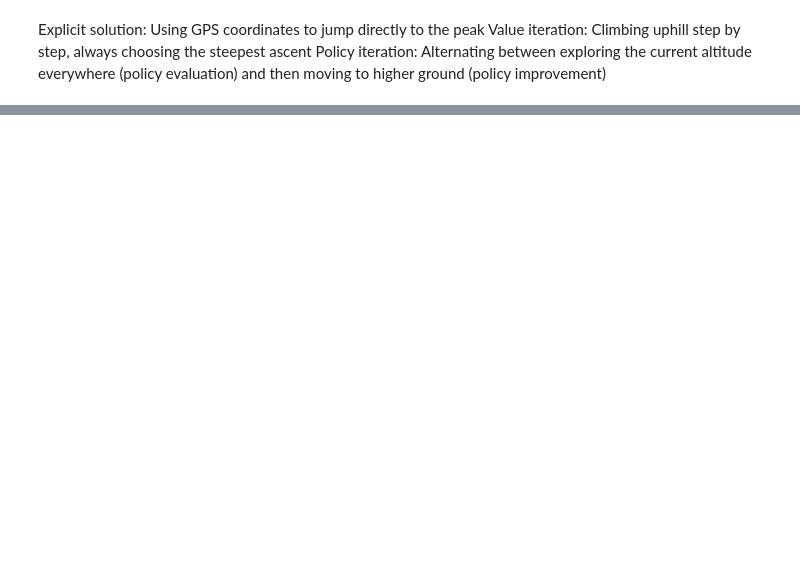
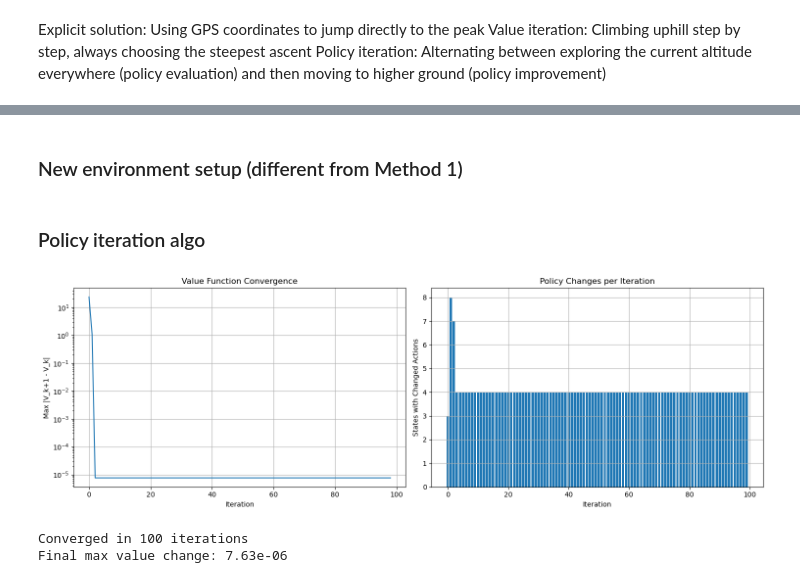
Before and after one commit to ieadoboe/reinforcement-learning, a Jupyter notebook: assignment_2/notebook_a2.ipynb, the cells around one changed output, grey strips where cells are left out. Drawn from its saved outputs; the diff is of its cells as text; code cells hidden in the pictures; blank space fills up the shorter version.

```diff
--- a/assignment_2/notebook_a2.ipynb
+++ b/assignment_2/notebook_a2.ipynb
@@ -85,0 +224,19 @@ UP, DOWN, LEFT, RIGHT = 0, 1, 2, 3
+# %%
+@jit
+def policy_improvement(V, R_sa, P_sas, gamma):
+    """
+    Compute greedy policy: π'(s) = argmax_a Q(s,a)
+    """
+    # Compute Q-values for all state-action pairs
+    Q_sa = R_sa + gamma * jnp.einsum("sab,b->sa", P_sas, V)
+
+    # Greedy policy (deterministic)
+    greedy_actions = jnp.argmax(Q_sa, axis=1)
+
+    # Convert to policy matrix [N_STATES, N_ACTIONS]
+    new_policy = jnp.zeros((N_STATES, N_ACTIONS))
+    new_policy = new_policy.at[jnp.arange(N_STATES), greedy_actions].set(1.0)
+
+    return new_policy, Q_sa
+# %% [markdown]
+### New environment setup (different from Method 1)
@@ -85,0 +274,2 @@ UP, DOWN, LEFT, RIGHT = 0, 1, 2, 3
+# %% [markdown]
+### Policy iteration algo
@@ -85,0 +310,46 @@ UP, DOWN, LEFT, RIGHT = 0, 1, 2, 3
+# %%
+def analyze_convergence(policy_history, value_history):
+    """Analyze how policy iteration converged"""
+
+    # Plot value function convergence
+    fig, (ax1, ax2) = plt.subplots(1, 2, figsize=(15, 5))
+
+    # Track maximum value change per iteration
+    value_changes = []
+    for i in range(1, len(value_history)):
+        max_change = jnp.max(jnp.abs(value_history[i] - value_history[i - 1]))
+        value_changes.append(max_change)
+
+    ax1.semilogy(value_changes)
+    ax1.set_title("Value Function Convergence")
+    ax1.set_xlabel("Iteration")
+    ax1.set_ylabel("Max |V_k+1 - V_k|")
+    ax1.grid(True)
+
+    # Track policy changes
+    policy_changes = []
+    for i in range(1, len(policy_history)):
+        # Count states where policy changed
+        old_actions = jnp.argmax(policy_history[i - 1], axis=1)
+        new_actions = jnp.argmax(policy_history[i], axis=1)
+        changes = jnp.sum(old_actions != new_actions)
+        policy_changes.append(changes)
+
+    ax2.bar(range(len(policy_changes)), policy_changes)
+    ax2.set_title("Policy Changes per Iteration")
+    ax2.set_xlabel("Iteration")
+    ax2.set_ylabel("States with Changed Actions")
+    ax2.grid(True)
+
+    plt.tight_layout()
+    plt.show()
+
+    print(f"Converged in {len(value_history)} iterations")
+    print(f"Final max value change: {value_changes[-1]:.2e}")
+
+
+analyze_convergence(policy_history, value_history)
+# %% [output]
+[figure, added]
+Converged in 100 iterations
+Final max value change: 7.63e-06
```
Also changed, not shown: parts of 31 cells of this notebook.
